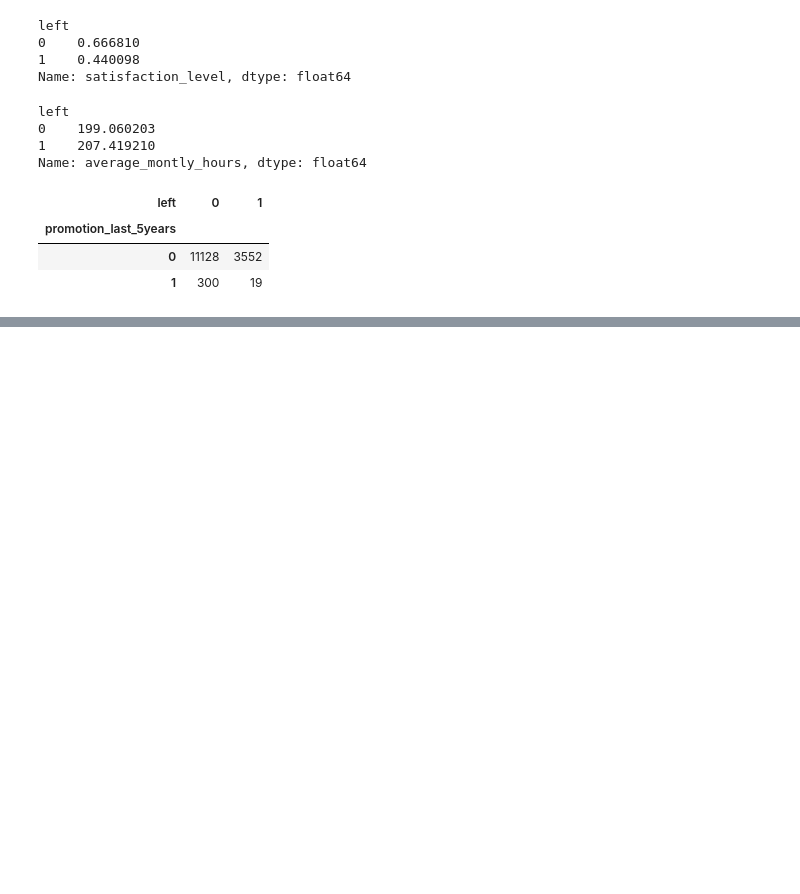
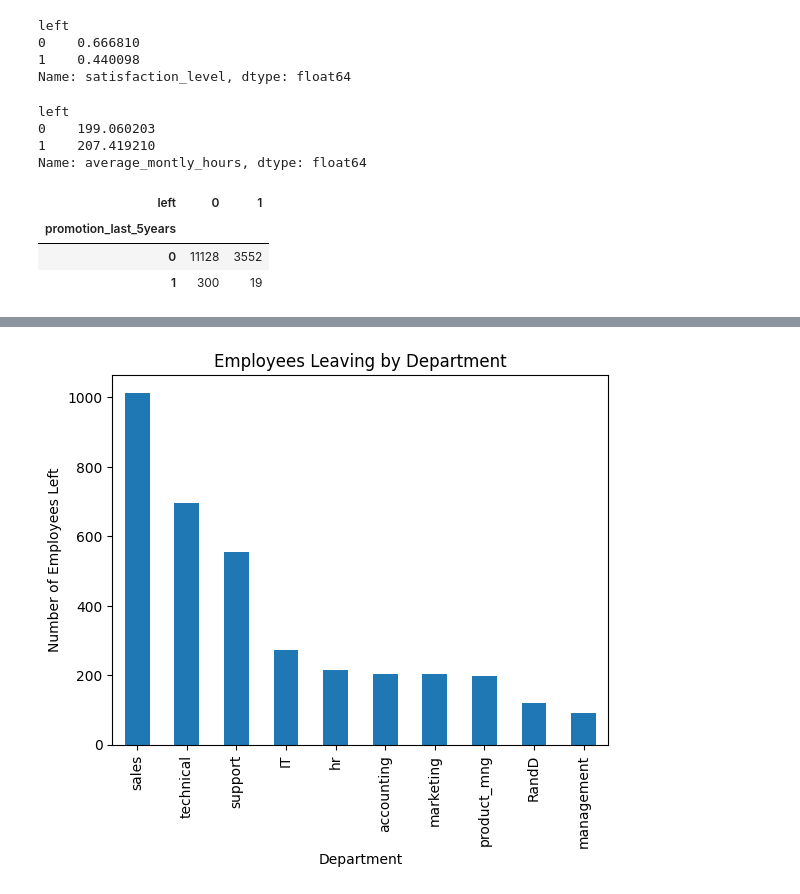
Before and after one commit to taimourkhokhar/ai-ml-learning-journey, a Jupyter notebook: Week-10/logisticregpract.ipynb, the cells around one changed output, grey strips where cells are left out. Saved outputs shown, nothing was run; the diff lists cells and outputs as text; code cells hidden in the pictures; blank space fills up the shorter version.

```diff
--- a/Week-10/logisticregpract.ipynb
+++ b/Week-10/logisticregpract.ipynb
@@ -93,2 +100,12 @@ plg.bar(df['left'],df['salary'])
 # %%
-plg.bar(df['left'],df['Department'])
+left_df = df[df['left'] == 1]
+dept_counts = left_df['Department'].value_counts()
+import matplotlib.pyplot as plt
+
+dept_counts.plot(kind='bar')
+plt.title("Employees Leaving by Department")
+plt.xlabel("Department")
+plt.ylabel("Number of Employees Left")
+plt.show()
+# %% [output]
+[figure, added]
```
Also changed, not shown: parts of 2 cells of this notebook, 7 other files.
